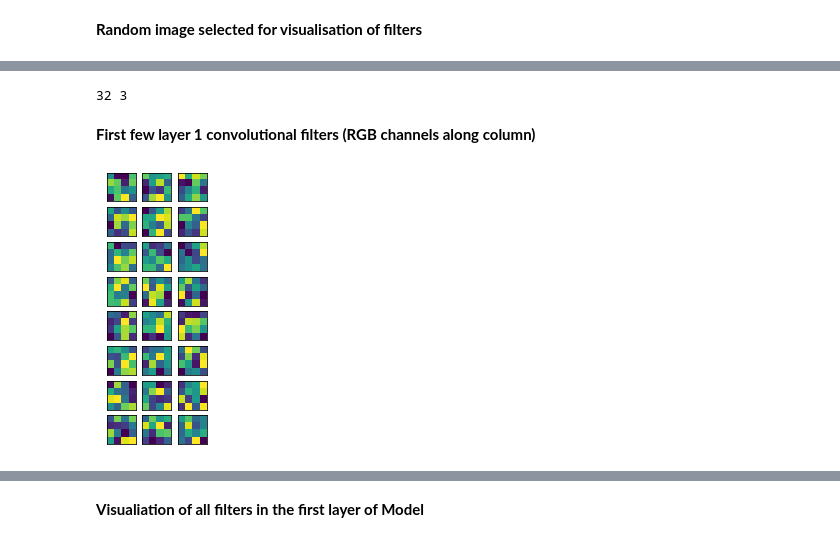
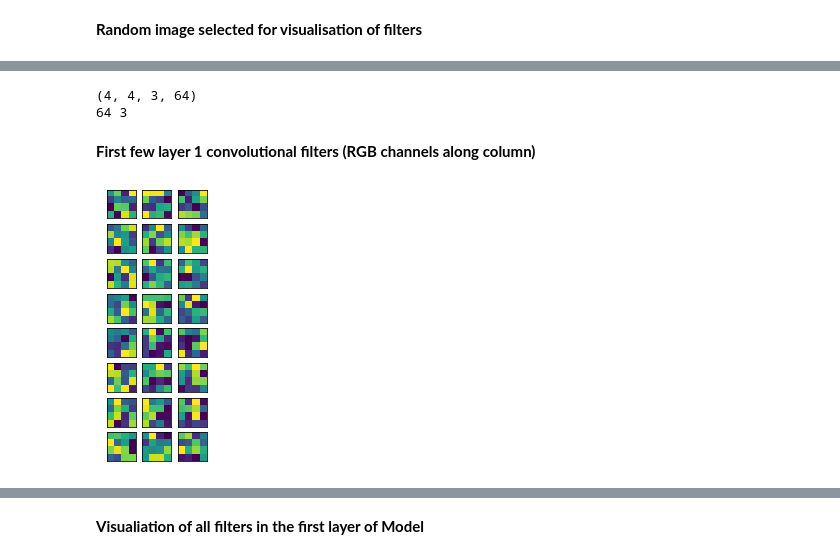
Before and after one commit to a-pt/cs6910-Assignment-2, a Jupyter notebook: PartA[4_5].ipynb, the cells around one changed output, grey strips where cells are left out. Cells and saved outputs as stored; diff of their text form; code cells hidden in the pictures.

```diff
--- a/PartA[4_5].ipynb
+++ b/PartA[4_5].ipynb
@@ -249,11 +291,16 @@ filters,biases=model.layers[1].get_weights()
 f_min, f_max = filters.min(), filters.max()
 filters = (filters - f_min) / (f_max - f_min)
 filter_count=filters.shape[3]
-no_of_filter=8
+if filter_count<8:
+  no_of_filter=filter_count
+else:
+  no_of_filter=8
 depth=filters.shape[2]
+print(filters.shape)
 print(filter_count,depth)
 # %% [output]
-32 3
+(4, 4, 3, 64)
+64 3
 # %% [markdown]
 **First few layer 1 convolutional filters (RGB channels along column)**
 # %%
@@ -263,17 +310,21 @@ col =int(math.pow(2,lg-int(lg/2)))
 # %%
 ind=0
 plt.figure(figsize=(5, 5))
+if no_of_filter>3:
+  dim=no_of_filter
+else:
+  dim=3
 for id in range(no_of_filter):
   filt=filters[:,:,:,id]
   for i in range(depth):
-    ax=plt.subplot(no_of_filter,no_of_filter,no_of_filter*ind+i+1)
+    ax=plt.subplot(dim,dim,id*dim+i+1)
     ax.set_xticks([])
     ax.set_yticks([])
     plt.imshow(filt[:,:,i])
   ind+=1
 plt.show()
 # %% [output]
-[figure, old version]
+[figure, new version]
 # %%
 img = keras.preprocessing.image.load_img(rn_path, target_size=(img_height, img_width))
 img_array = keras.preprocessing.image.img_to_array(img)
```
Also changed, not shown: parts of 19 cells of this notebook.
